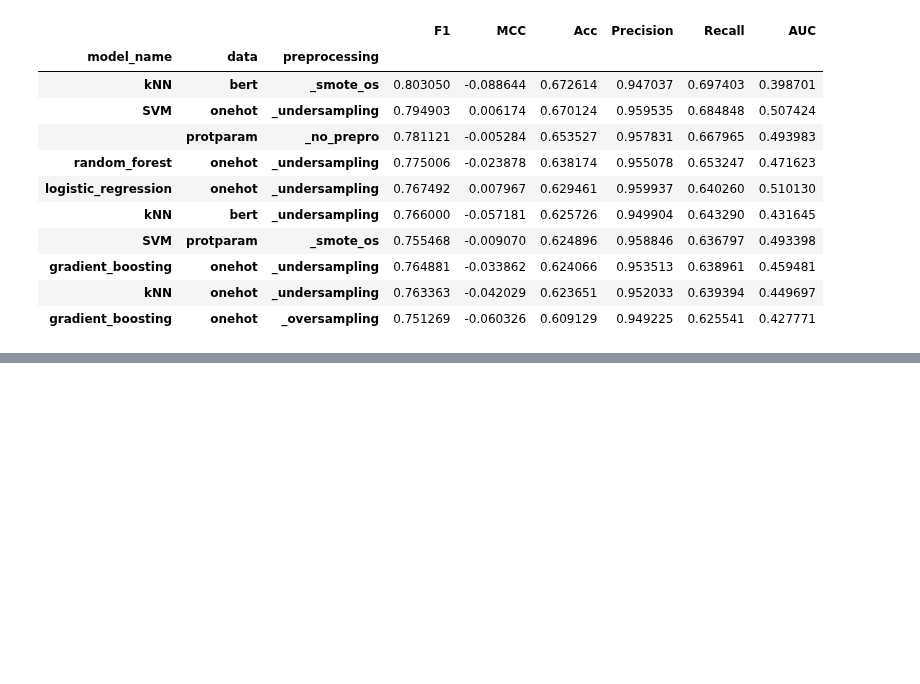
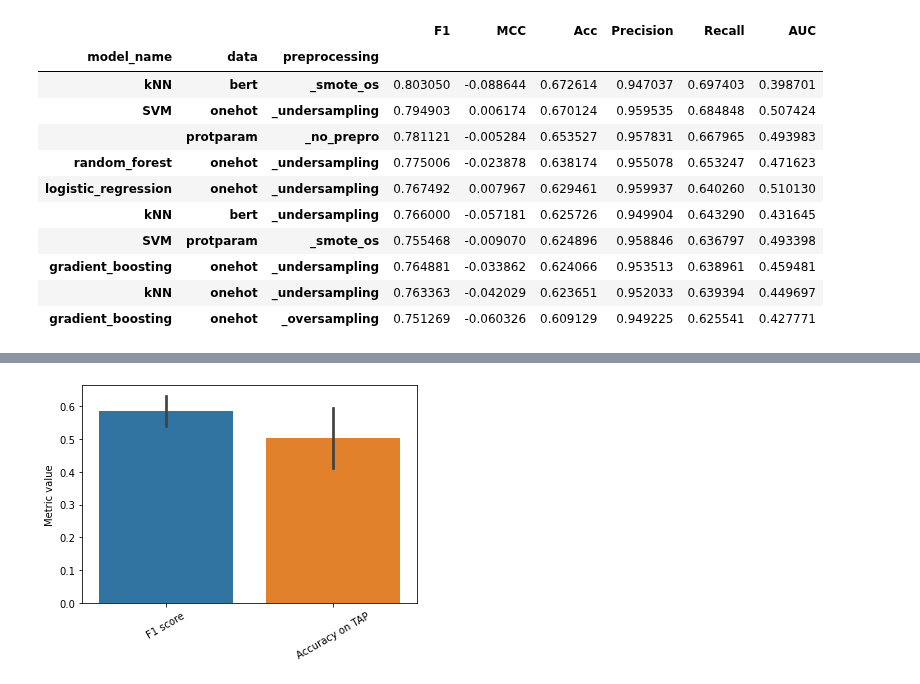
Before and after one commit to kvetab/di-pred, a Jupyter notebook: notebooks/reports/05_cross_validation_evaluation.ipynb, the cells around one changed output, grey strips where cells are left out. Saved outputs shown, nothing was run; the diff lists cells and outputs as text; code cells hidden in the pictures; blank space fills up the shorter version.

```diff
--- a/notebooks/reports/05_cross_validation_evaluation.ipynb
+++ b/notebooks/reports/05_cross_validation_evaluation.ipynb
@@ -361,0 +477,26 @@ tap_means.nlargest(10, 'Acc')
+# %%
+df_bert = pd.DataFrame({
+    "random_seed": [2,13,19,27,38,42,56,63,6,78],
+    "metric": [0.526, 0.636, 0.486, 0.324, 0.492, 0.657, 0.482, 0.535, 0.487, 0.417], # F1
+    "epochs": [26, 39, 45, 46, 23, 43, 42, 35, 34, 17],
+    "x": [1,1,1,1,1,1,1,1,1,1]
+})
+# %%
+df_acc = pd.DataFrame({
+    "random_seed": [2,13,19,27,38,42,56,63,6,78],
+    "metric": [0.580, 0.589, 0.598, 0.560, 0.610, 0.535,0.676, 0.560, 0.515, 0.639], # Accuracy
+    "epochs": [26, 39, 45, 46, 23, 43, 42, 35, 34, 17],
+    "x": [0,0,0,0,0,0,0,0,0,0]
+})
+df_bert_adj = pd.concat([df_bert, df_acc])
+# %%
+plt.figure(figsize=(6,4))
+ax = sns.barplot(x="x", y="metric", data=df_bert_adj, ci="sd")
+labels = ["F1 score", "Accuracy on TAP"]
+ax.set_xticklabels(labels,rotation = 30)
+ax.set_xlabel("")
+ax.set_ylabel("Metric value")
+plt.savefig(path.join(DATA_DIR, "images/f1_and_acc_protein_bert.png"), bbox_inches='tight')
+plt.show()
+# %% [output]
+[figure, added]
```
Also changed, not shown: parts of 18 cells of this notebook.
